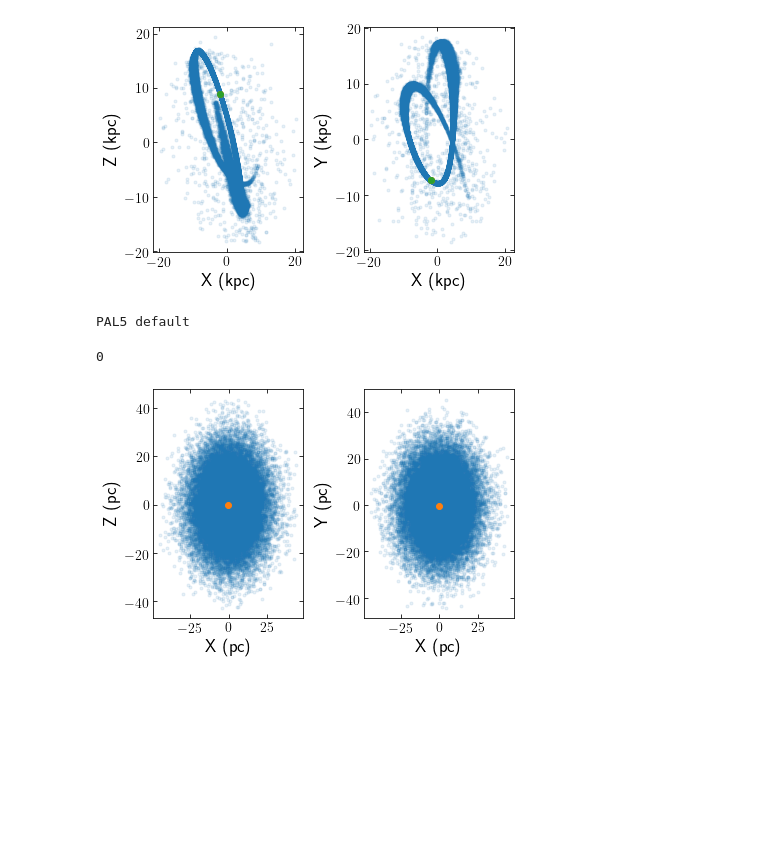
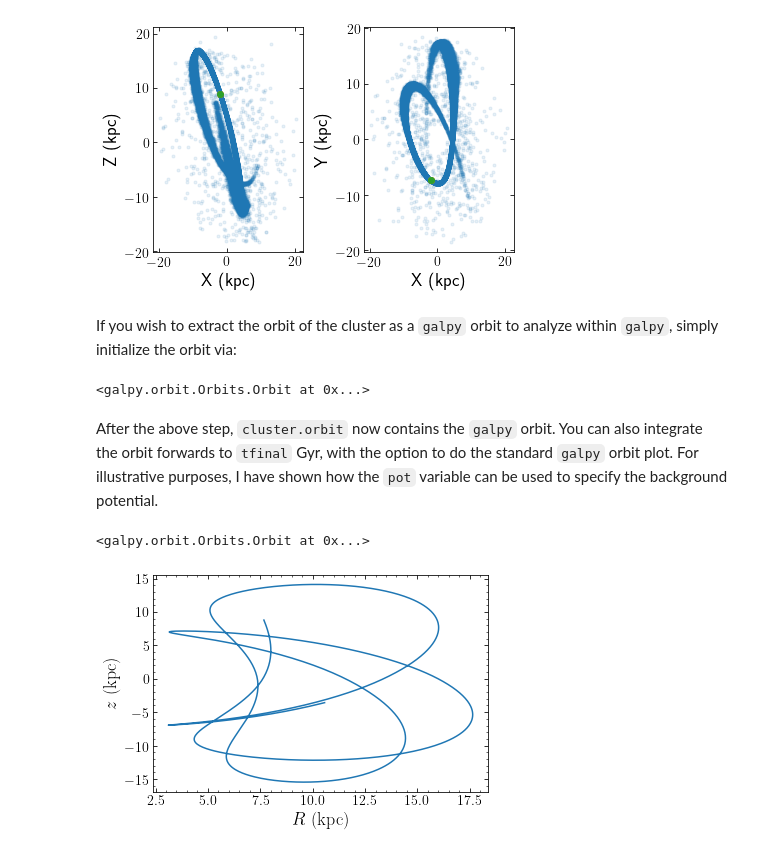
Before and after one commit to webbjj/clustertools, a Jupyter notebook: docs/source/notebooks/orbits_and_tails.ipynb, the cells around one changed output. Cells and saved outputs as stored; diff of their text form; code cells hidden in the pictures; blank space fills up the shorter version.

```diff
--- a/docs/source/notebooks/orbits_and_tails.ipynb
+++ b/docs/source/notebooks/orbits_and_tails.ipynb
@@ -14,10 +15,16 @@ ctools.starplot(cluster)
 # %% [output]
 0
 [figure]
-# %%
-p5=ctools.setup_cluster('Pal5')
-ctools.starplot(p5)
-# %% [output]
-PAL5 default
-0
-[figure, removed]
+# %% [markdown]
+If you wish to extract the orbit of the cluster as a ``galpy`` orbit to analyze within ``galpy``, simply initialize the orbit via:
+# %%
+cluster.initialize_orbit()
+# %% [output]
+<galpy.orbit.Orbits.Orbit at 0x...>
+# %% [markdown]
+After the above step, ``cluster.orbit`` now contains the ``galpy`` orbit. You can also integrate the orbit forwards to ``tfinal`` Gyr, with the option to do the standard ``galpy`` orbit plot. For illustrative purposes, I have shown how the ``pot`` variable can be used to specify the background potential.
+# %%
+cluster.integrate_orbit(tfinal=1.,plot=True, pot=MWPotential2014)
+# %% [output]
+<galpy.orbit.Orbits.Orbit at 0x...>
+[figure, added]
```
Also changed, not shown: parts of 18 cells of this notebook, 9 other files.
